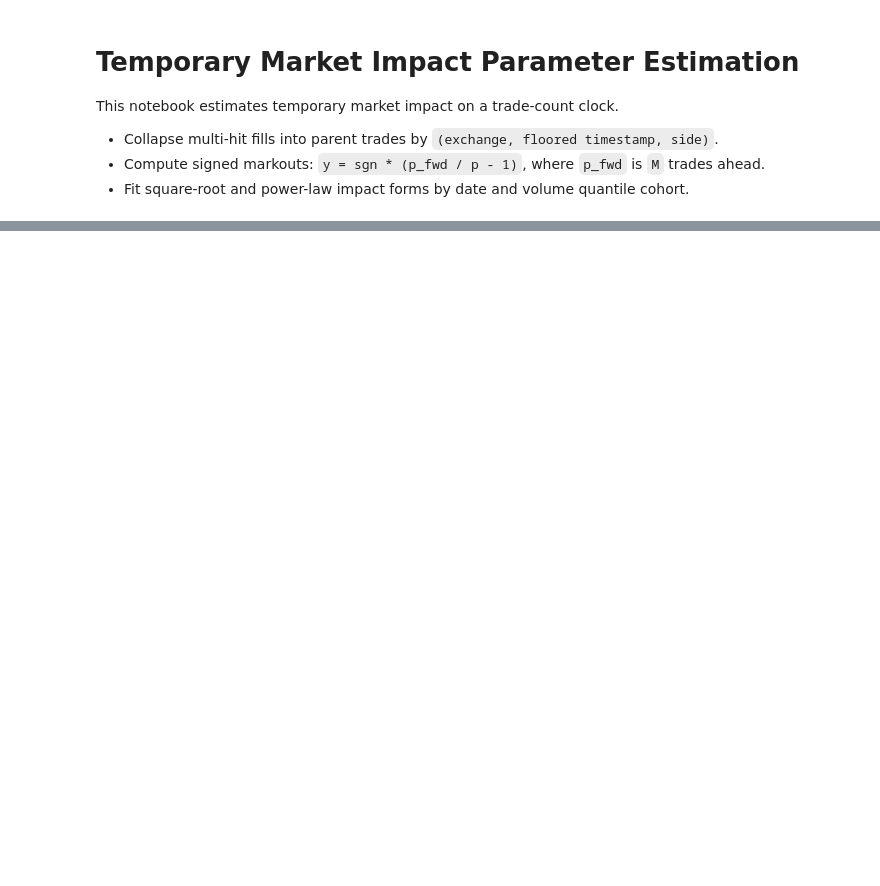
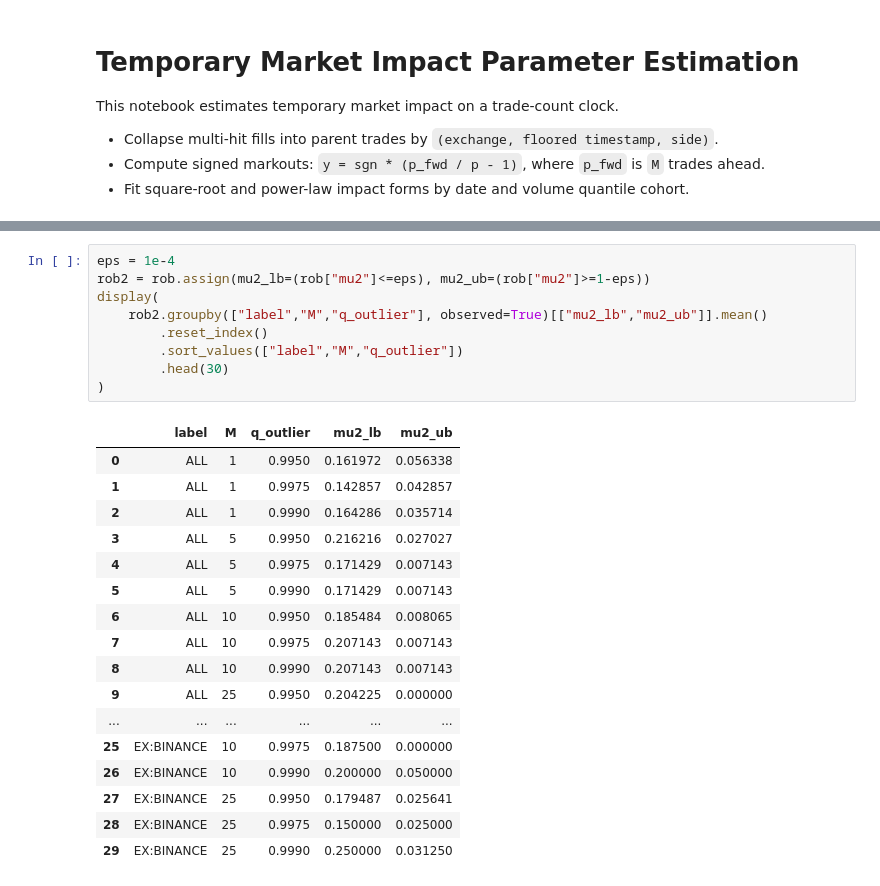
Before and after one commit to BaileyMeche/qts, a Jupyter notebook: HW7_impact/notebooks/TemporaryMarketImpactParamEstimation.ipynb, the cells around one changed output, grey strips where cells are left out. Saved outputs shown, nothing was run; the diff lists cells and outputs as text; blank space fills up the shorter version.

```diff
--- a/HW7_impact/notebooks/TemporaryMarketImpactParamEstimation.ipynb
+++ b/HW7_impact/notebooks/TemporaryMarketImpactParamEstimation.ipynb
@@ -80,0 +167,27 @@ if not rob.empty:
+# %%
+eps = 1e-4
+rob2 = rob.assign(mu2_lb=(rob["mu2"]<=eps), mu2_ub=(rob["mu2"]>=1-eps))
+display(
+    rob2.groupby(["label","M","q_outlier"], observed=True)[["mu2_lb","mu2_ub"]].mean()
+        .reset_index()
+        .sort_values(["label","M","q_outlier"])
+        .head(30)
+)
+# %% [output]
+|  | label | M | q_outlier | mu2_lb | mu2_ub |
+| 0 | ALL | 1 | 0.9950 | 0.161972 | 0.056338 |
+| 1 | ALL | 1 | 0.9975 | 0.142857 | 0.042857 |
+| 2 | ALL | 1 | 0.9990 | 0.164286 | 0.035714 |
+| 3 | ALL | 5 | 0.9950 | 0.216216 | 0.027027 |
+| 4 | ALL | 5 | 0.9975 | 0.171429 | 0.007143 |
+| 5 | ALL | 5 | 0.9990 | 0.171429 | 0.007143 |
+| 6 | ALL | 10 | 0.9950 | 0.185484 | 0.008065 |
+| 7 | ALL | 10 | 0.9975 | 0.207143 | 0.007143 |
+| 8 | ALL | 10 | 0.9990 | 0.207143 | 0.007143 |
+| 9 | ALL | 25 | 0.9950 | 0.204225 | 0.000000 |
+| ... | ... | ... | ... | ... | ... |
+| 25 | EX:BINANCE | 10 | 0.9975 | 0.187500 | 0.000000 |
+| 26 | EX:BINANCE | 10 | 0.9990 | 0.200000 | 0.050000 |
+| 27 | EX:BINANCE | 25 | 0.9950 | 0.179487 | 0.025641 |
+| 28 | EX:BINANCE | 25 | 0.9975 | 0.150000 | 0.025000 |
+| 29 | EX:BINANCE | 25 | 0.9990 | 0.250000 | 0.031250 |
```
Also changed, not shown: parts of 13 cells of this notebook, 11 other files.
